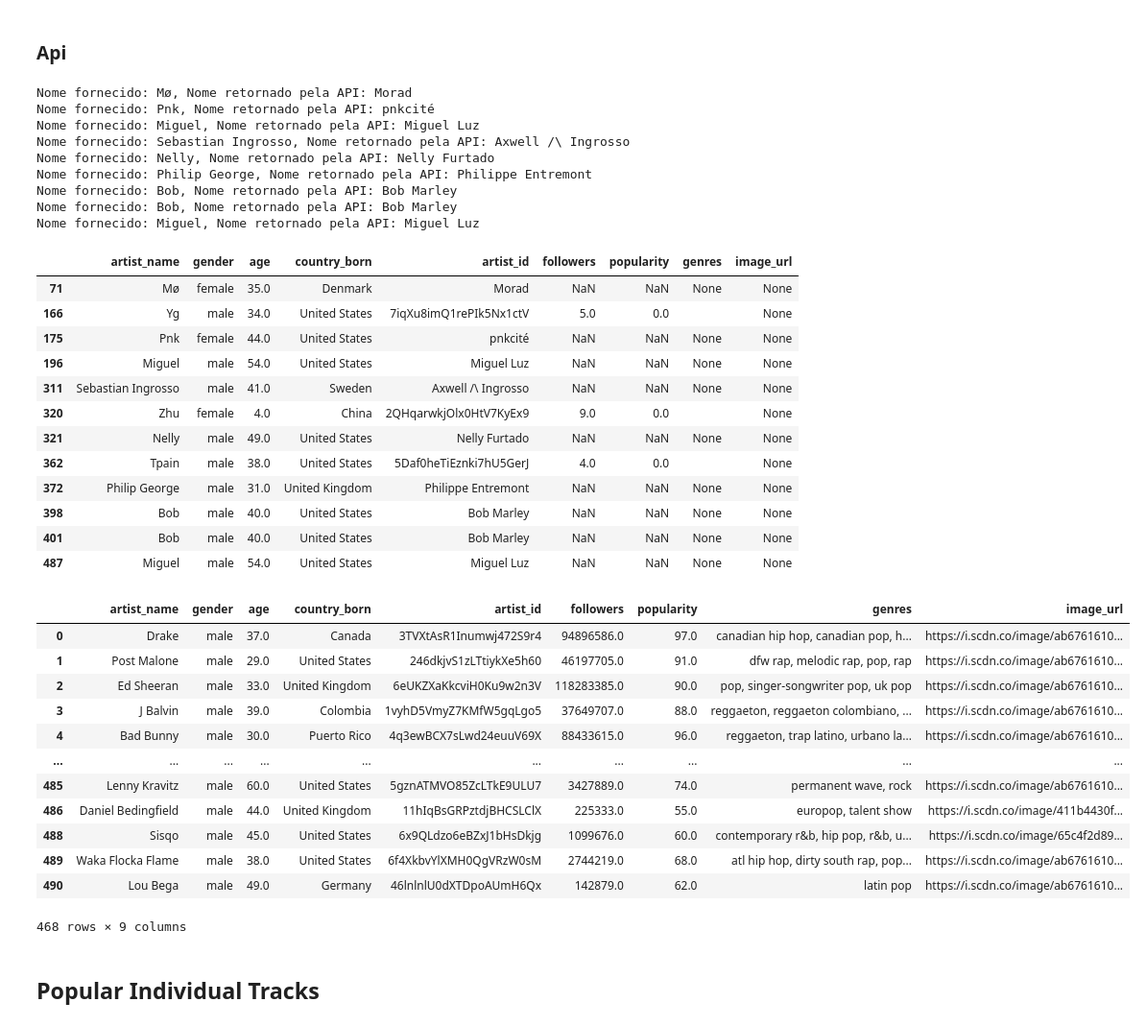
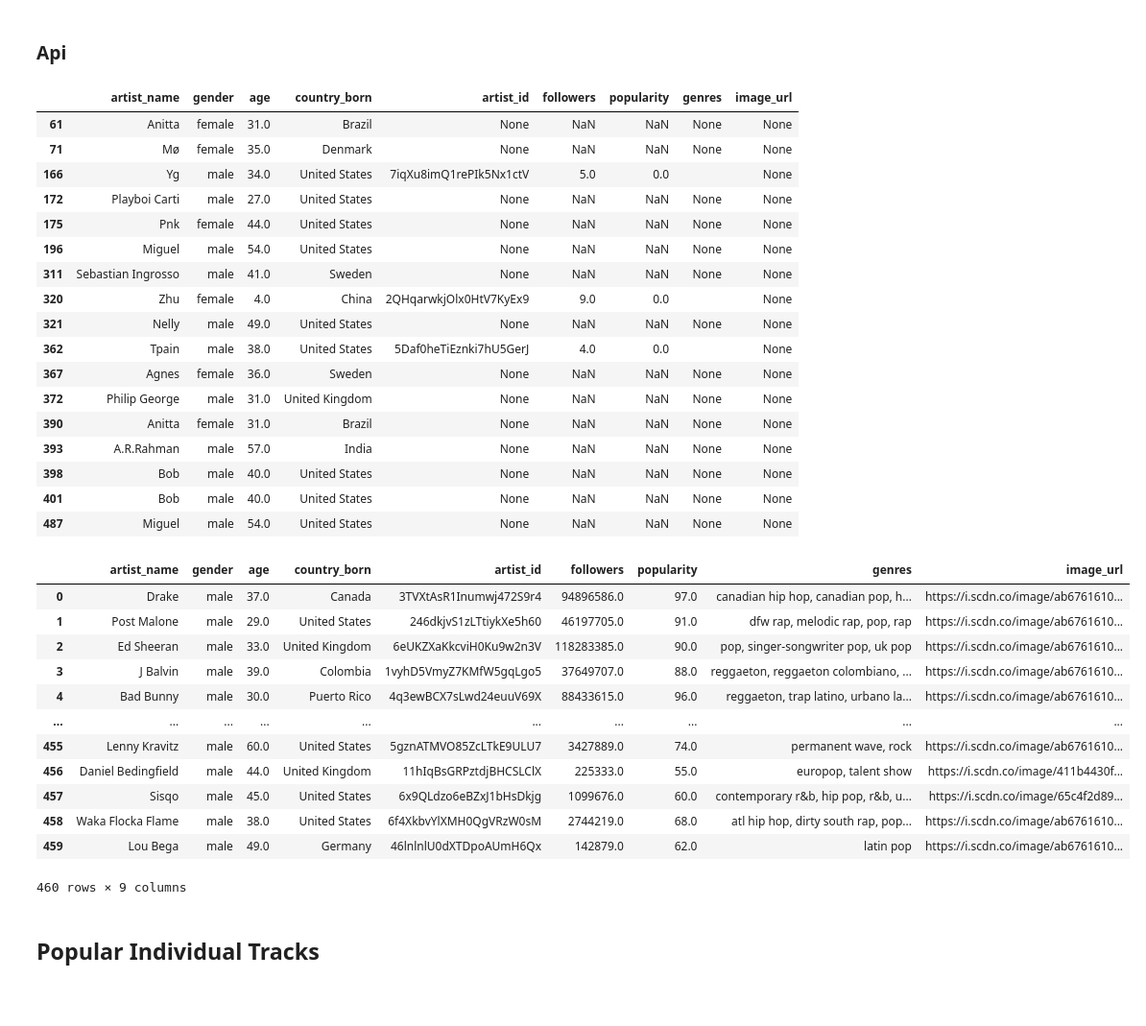
Before and after one commit to Vullkano/BDDA, a Jupyter notebook: notebook/main.ipynb, the cells around one changed output. Shown: that part at 96% size. Cells and saved outputs as stored; diff of their text form; code cells hidden in the pictures; blank space fills up the shorter version.

Commit message:
Recolha das bases de dados finalizada

```diff
--- a/notebook/main.ipynb
+++ b/notebook/main.ipynb
@@ -316,6 +317,14 @@ nome_correcoes = {
     "Annemarie":"Anne-Marie",
     "Blackbear": "blackbear",
     "Iann Dior": "iann dior",
+    "Gnash":"gnash",
+    "Ar Rahman":"A.R.Rahman",
+    "E40":"E-40",
+    "Meduza":"MEDUZA",
+    "William":"will.i.am",
+    "Dj Fresh":"DJ Fresh",
+    "Kyle":"KYLE",
+    "Grabrielle":"GRABRIELLE"
 }
 
 # Atualiza os nomes no DataFrame
@@ -323,9 +332,8 @@ Artist_details["artist_name"] = Artist_details["artist_name"].replace(nome_corre
 # %% [markdown]
 ### Api
 # %%
-# Demora, aproximadamente 0.26626 segundos por artista
-# Primeiro é necessário rodar o ficheiroi API_Spotify.py no src/data
-# Cuidado, é necessário apagar o ficheiro .cache deste diretório
+# Demora, aproximadamente 0.2674 segundos por artista
+# Cuidado, é necessário apagar o ficheiro ".cache" deste diretório
 
 sp = spotipy.Spotify(auth_manager=SpotifyOAuth(
     client_id="ca14c7679c394052af165d2168f3361f",
@@ -339,51 +347,57 @@ sp = spotipy.Spotify(auth_manager=SpotifyOAuth(
 api.get_artist_details(Artist_details, 'artist_name', sp)
 Artist_details[Artist_details.isnull().any(axis=1)]
 # %% [output]
-Nome fornecido: Mø, Nome retornado pela API: Morad
-Nome fornecido: Pnk, Nome retornado pela API: pnkcité
-Nome fornecido: Miguel, Nome retornado pela API: Miguel Luz
-Nome fornecido: Sebastian Ingrosso, Nome retornado pela API: Axwell /\ Ingrosso
-Nome fornecido: Nelly, Nome retornado pela API: Nelly Furtado
-Nome fornecido: Philip George, Nome retornado pela API: Philippe Entremont
-Nome fornecido: Bob, Nome retornado pela API: Bob Marley
-Nome fornecido: Bob, Nome retornado pela API: Bob Marley
-Nome fornecido: Miguel, Nome retornado pela API: Miguel Luz
 |  | artist_name | gender | age | country_born | artist_id | followers | popularity | genres | image_url |
-| 71 | Mø | female | 35.0 | Denmark | Morad | NaN | NaN | None | None |
+| 61 | Anitta | female | 31.0 | Brazil | None | NaN | NaN | None | None |
+| 71 | Mø | female | 35.0 | Denmark | None | NaN | NaN | None | None |
 | 166 | Yg | male | 34.0 | United States | 7iqXu8imQ1rePIk5Nx1ctV | 5.0 | 0.0 |  | None |
-| 175 | Pnk | female | 44.0 | United States | pnkcité | NaN | NaN | None | None |
-| 196 | Miguel | male | 54.0 | United States | Miguel Luz | NaN | NaN | None | None |
-| 311 | Sebastian Ingrosso | male | 41.0 | Sweden | Axwell /\ Ingrosso | NaN | NaN | None | None |
+| 172 | Playboi Carti | male | 27.0 | United States | None | NaN | NaN | None | None |
+| 175 | Pnk | female | 44.0 | United States | None | NaN | NaN | None | None |
+| 196 | Miguel | male | 54.0 | United States | None | NaN | NaN | None | None |
+| 311 | Sebastian Ingrosso | male | 41.0 | Sweden | None | NaN | NaN | None | None |
 | 320 | Zhu | female | 4.0 | China | 2QHqarwkjOlx0HtV7KyEx9 | 9.0 | 0.0 |  | None |
-| 321 | Nelly | male | 49.0 | United States | Nelly Furtado | NaN | NaN | None | None |
+| 321 | Nelly | male | 49.0 | United States | None | NaN | NaN | None | None |
 | 362 | Tpain | male | 38.0 | United States | 5Daf0heTiEznki7hU5GerJ | 4.0 | 0.0 |  | None |
-| 372 | Philip George | male | 31.0 | United Kingdom | Philippe Entremont | NaN | NaN | None | None |
-| 398 | Bob | male | 40.0 | United States | Bob Marley | NaN | NaN | None | None |
-| 401 | Bob | male | 40.0 | United States | Bob Marley | NaN | NaN | None | None |
-| 487 | Miguel | male | 54.0 | United States | Miguel Luz | NaN | NaN | None | None |
+| 367 | Agnes | female | 36.0 | Sweden | None | NaN | NaN | None | None |
+| 372 | Philip George | male | 31.0 | United Kingdom | None | NaN | NaN | None | None |
+| 390 | Anitta | female | 31.0 | Brazil | None | NaN | NaN | None | None |
+| 393 | A.R.Rahman | male | 57.0 | India | None | NaN | NaN | None | None |
+| 398 | Bob | male | 40.0 | United States | None | NaN | NaN | None | None |
+| 401 | Bob | male | 40.0 | United States | None | NaN | NaN | None | None |
+| 487 | Miguel | male | 54.0 | United States | None | NaN | NaN | None | None |
 # %%
-Artist_details.dropna(inplace=True)
-Artist_details.dropna(subset=['genres'], inplace=True)
-Artist_details.drop_duplicates(inplace=True)
+# Remover valores nulos e limpar a coluna 'genres'
+Artist_details = Artist_details.dropna()  # Remove todas as linhas com valores nulos
+Artist_details = Artist_details.dropna(subset=['genres'])  # Remove as linhas onde 'genres' é nulo
+Artist_details = Artist_details[Artist_details['genres'].str.strip().ne('')]  # Remove linhas onde 'genres' está vazio
 
+# Remover duplicados
+Artist_details = Artist_details.drop_duplicates()
+
+# Resetar o índice
+Artist_details = Artist_details.reset_index(drop=True)
+
+# Guardar os dados processados em CSV
 processed_data = data_dir / 'processed'
 if not os.path.exists(processed_data):
     os.makedirs(processed_data)
 Artist_details.to_csv(processed_data / 'artist_details.csv', index=False)
+
+# Mostrar o DataFrame processado
 Artist_details
 # %% [output]
 |  | artist_name | gender | age | country_born | artist_id | followers | popularity | genres | image_url |
 | 0 | Drake | male | 37.0 | Canada | 3TVXtAsR1Inumwj472S9r4 | 94896586.0 | 97.0 | canadian hip hop, canadian pop, h... | https://i.scdn.co/image/ab6761610... |
 | 1 | Post Malone | male | 29.0 | United States | 246dkjvS1zLTtiykXe5h60 | 46197705.0 | 91.0 | dfw rap, melodic rap, pop, rap | https://i.scdn.co/image/ab6761610... |
 | 2 | Ed Sheeran | male | 33.0 | United Kingdom | 6eUKZXaKkcviH0Ku9w2n3V | 118283385.0 | 90.0 | pop, singer-songwriter pop, uk pop | https://i.scdn.co/image/ab6761610... |
 | 3 | J Balvin | male | 39.0 | Colombia | 1vyhD5VmyZ7KMfW5gqLgo5 | 37649707.0 | 88.0 | reggaeton, reggaeton colombiano, ... | https://i.scdn.co/image/ab6761610... |
 | 4 | Bad Bunny | male | 30.0 | Puerto Rico | 4q3ewBCX7sLwd24euuV69X | 88433615.0 | 96.0 | reggaeton, trap latino, urbano la... | https://i.scdn.co/image/ab6761610... |
 | ... | ... | ... | ... | ... | ... | ... | ... | ... | ... |
-| 485 | Lenny Kravitz | male | 60.0 | United States | 5gznATMVO85ZcLTkE9ULU7 | 3427889.0 | 74.0 | permanent wave, rock | https://i.scdn.co/image/ab6761610... |
-| 486 | Daniel Bedingfield | male | 44.0 | United Kingdom | 11hIqBsGRPztdjBHCSLClX | 225333.0 | 55.0 | europop, talent show | https://i.scdn.co/image/411b4430f... |
-| 488 | Sisqo | male | 45.0 | United States | 6x9QLdzo6eBZxJ1bHsDkjg | 1099676.0 | 60.0 | contemporary r&b, hip pop, r&b, u... | https://i.scdn.co/image/65c4f2d89... |
-| 489 | Waka Flocka Flame | male | 38.0 | United States | 6f4XkbvYlXMH0QgVRzW0sM | 2744219.0 | 68.0 | atl hip hop, dirty south rap, pop... | https://i.scdn.co/image/ab6761610... |
-| 490 | Lou Bega | male | 49.0 | Germany | 46lnlnlU0dXTDpoAUmH6Qx | 142879.0 | 62.0 | latin pop | https://i.scdn.co/image/ab6761610... |
+| 455 | Lenny Kravitz | male | 60.0 | United States | 5gznATMVO85ZcLTkE9ULU7 | 3427889.0 | 74.0 | permanent wave, rock | https://i.scdn.co/image/ab6761610... |
+| 456 | Daniel Bedingfield | male | 44.0 | United Kingdom | 11hIqBsGRPztdjBHCSLClX | 225333.0 | 55.0 | europop, talent show | https://i.scdn.co/image/411b4430f... |
+| 457 | Sisqo | male | 45.0 | United States | 6x9QLdzo6eBZxJ1bHsDkjg | 1099676.0 | 60.0 | contemporary r&b, hip pop, r&b, u... | https://i.scdn.co/image/65c4f2d89... |
+| 458 | Waka Flocka Flame | male | 38.0 | United States | 6f4XkbvYlXMH0QgVRzW0sM | 2744219.0 | 68.0 | atl hip hop, dirty south rap, pop... | https://i.scdn.co/image/ab6761610... |
+| 459 | Lou Bega | male | 49.0 | Germany | 46lnlnlU0dXTDpoAUmH6Qx | 142879.0 | 62.0 | latin pop | https://i.scdn.co/image/ab6761610... |
-468 rows × 9 columns
+460 rows × 9 columns
 # %% [markdown]
 ## Popular Individual Tracks
```
Also changed, not shown: parts of 18 cells of this notebook, 4 other files.
